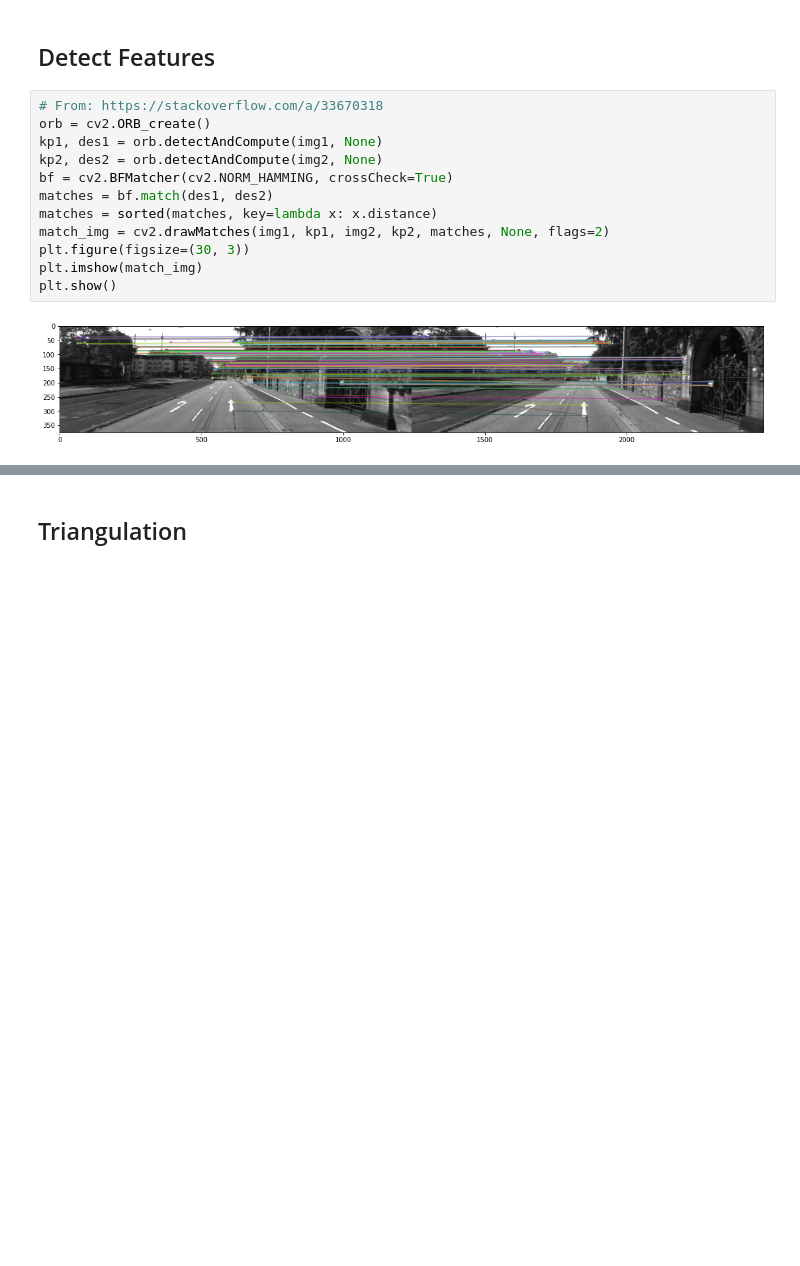
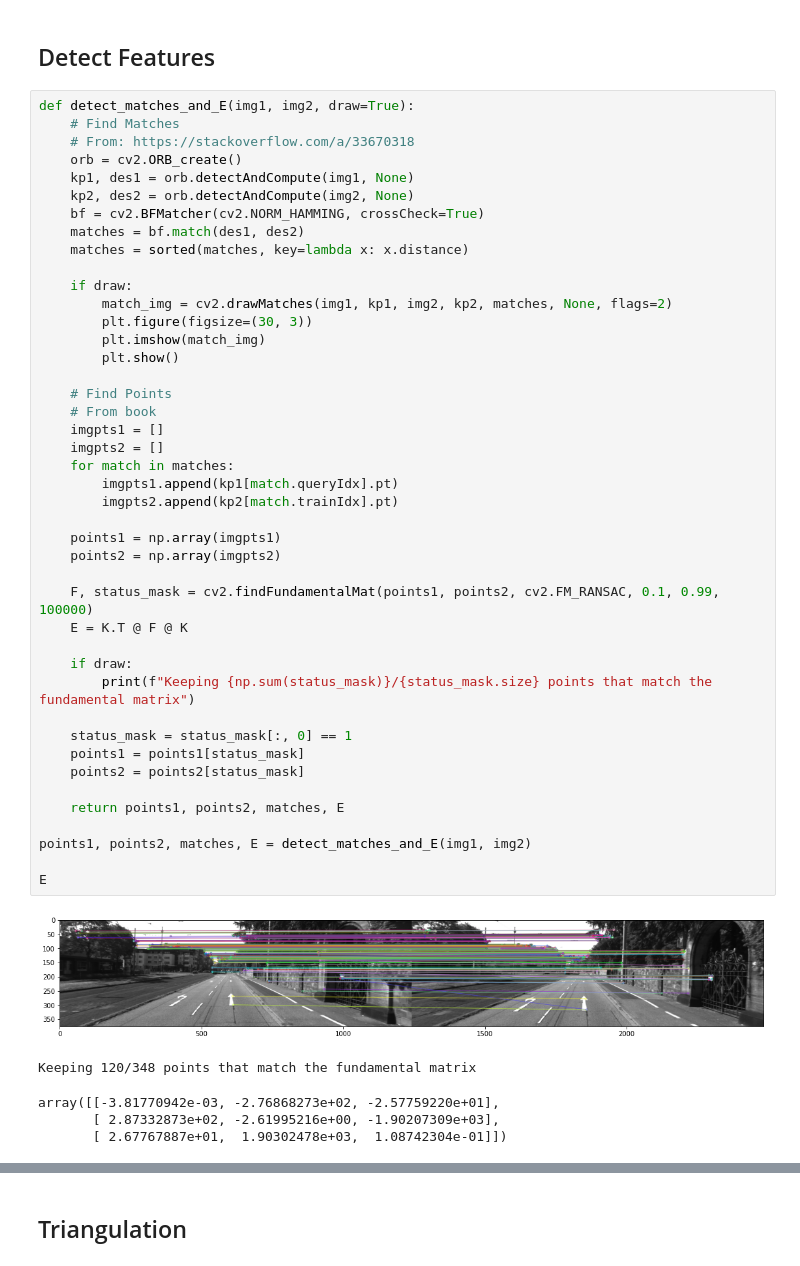
Before and after one commit to ariporad/comprobo-vision-project, a Jupyter notebook: main.ipynb, the cells around one changed output, grey strips where cells are left out. Drawn from its saved outputs; the diff is of its cells as text; blank space fills up the shorter version.

```diff
--- a/main.ipynb
+++ b/main.ipynb
@@ -29,16 +29,51 @@ plt.show()
 # %% [markdown]
 ## Detect Features
 # %%
-# From: https://stackoverflow.com/a/33670318
-orb = cv2.ORB_create()
-kp1, des1 = orb.detectAndCompute(img1, None)
-kp2, des2 = orb.detectAndCompute(img2, None)
-bf = cv2.BFMatcher(cv2.NORM_HAMMING, crossCheck=True)
-matches = bf.match(des1, des2)
-matches = sorted(matches, key=lambda x: x.distance)
-match_img = cv2.drawMatches(img1, kp1, img2, kp2, matches, None, flags=2)
-plt.figure(figsize=(30, 3))
-plt.imshow(match_img)
-plt.show()
+def detect_matches_and_E(img1, img2, draw=True):
+	# Find Matches
+	# From: https://stackoverflow.com/a/33670318
+	orb = cv2.ORB_create()
+	kp1, des1 = orb.detectAndCompute(img1, None)
+	kp2, des2 = orb.detectAndCompute(img2, None)
+	bf = cv2.BFMatcher(cv2.NORM_HAMMING, crossCheck=True)
+	matches = bf.match(des1, des2)
+	matches = sorted(matches, key=lambda x: x.distance)
+
+	if draw:
+		match_img = cv2.drawMatches(img1, kp1, img2, kp2, matches, None, flags=2)
+		plt.figure(figsize=(30, 3))
+		plt.imshow(match_img)
+		plt.show()
+
+	# Find Points
+	# From book
+	imgpts1 = []
+	imgpts2 = []
+	for match in matches:
+		imgpts1.append(kp1[match.queryIdx].pt)
+		imgpts2.append(kp2[match.trainIdx].pt)
+
+	points1 = np.array(imgpts1)
+	points2 = np.array(imgpts2)
+
+	F, status_mask = cv2.findFundamentalMat(points1, points2, cv2.FM_RANSAC, 0.1, 0.99, 100000)
+	E = K.T @ F @ K
+
+	if draw:
+		print(f"Keeping {np.sum(status_mask)}/{status_mask.size} points that match the fundamental matrix")
+
+	status_mask = status_mask[:, 0] == 1
+	points1 = points1[status_mask]
+	points2 = points2[status_mask]
+
+	return points1, points2, matches, E
+
+points1, points2, matches, E = detect_matches_and_E(img1, img2)
+
+E
 # %% [output]
-[figure, old version]
+[figure, new version]
+Keeping 120/348 points that match the fundamental matrix
+array([[-3.81770942e-03, -2.76868273e+02, -2.57759220e+01],
+       [ 2.87332873e+02, -2.61995216e+00, -1.90207309e+03],
+       [ 2.67767887e+01,  1.90302478e+03,  1.08742304e-01]])
```
Also changed, not shown: parts of 7 cells of this notebook.
